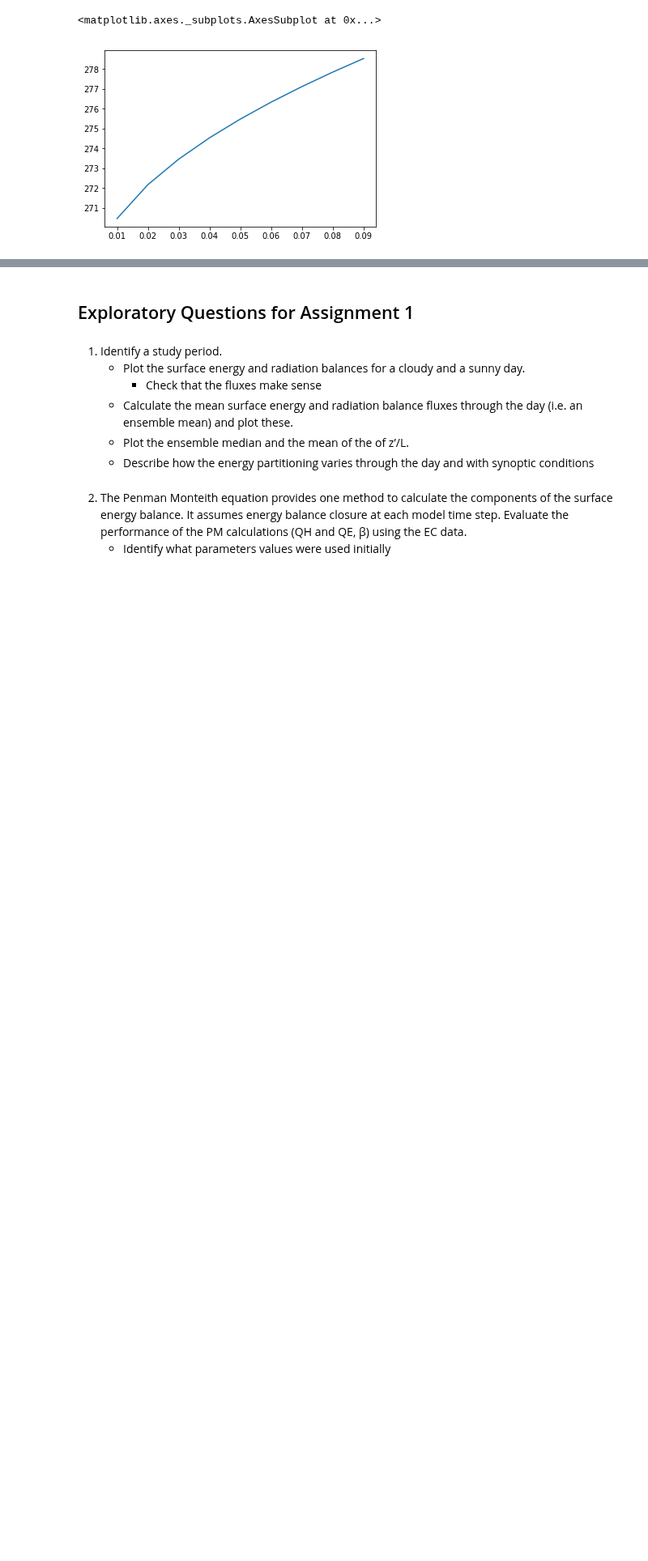
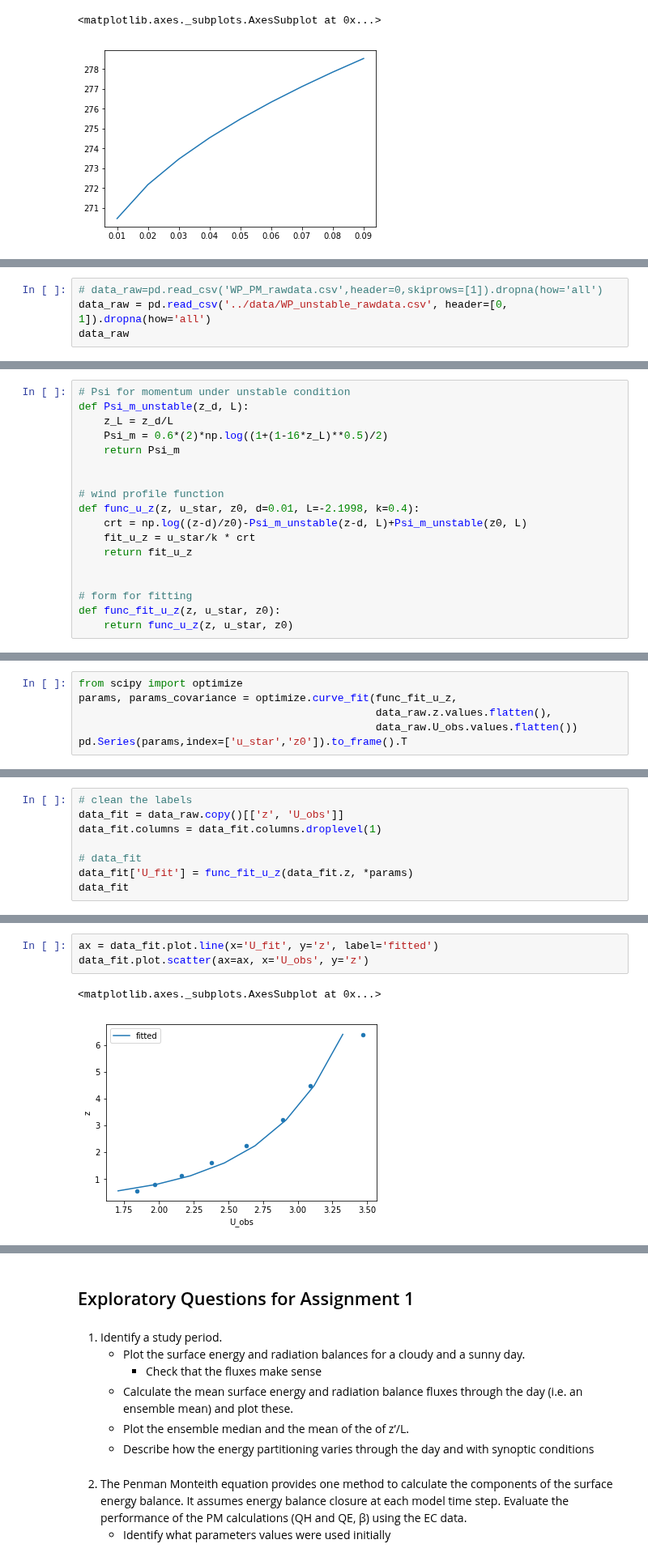
Before and after one commit to BLM-UoR/BLM, a Jupyter notebook: docs/tutorials/DataAnalysis_BLM.ipynb, the cells around one changed output, grey strips where cells are left out. Shown at 81% size. Drawn from its saved outputs; the diff is of its cells as text; blank space fills up the shorter version.

Commit message:
added the wind&temperature profile part

```diff
--- a/docs/tutorials/DataAnalysis_BLM.ipynb
+++ b/docs/tutorials/DataAnalysis_BLM.ipynb
@@ -242,0 +269,4 @@ df_QE_z0.max().plot()
+# %%
+# data_raw=pd.read_csv('WP_PM_rawdata.csv',header=0,skiprows=[1]).dropna(how='all')
+data_raw = pd.read_csv('../data/WP_unstable_rawdata.csv', header=[0, 1]).dropna(how='all')
+data_raw
@@ -242,0 +286,18 @@ df_QE_z0.max().plot()
+# %%
+# Psi for momentum under unstable condition
+def Psi_m_unstable(z_d, L):
+    z_L = z_d/L
+    Psi_m = 0.6*(2)*np.log((1+(1-16*z_L)**0.5)/2)
+    return Psi_m
+
+
+# wind profile function
+def func_u_z(z, u_star, z0, d=0.01, L=-2.1998, k=0.4):
+    crt = np.log((z-d)/z0)-Psi_m_unstable(z-d, L)+Psi_m_unstable(z0, L)
+    fit_u_z = u_star/k * crt
+    return fit_u_z
+
+
+# form for fitting
+def func_fit_u_z(z, u_star, z0):
+    return func_u_z(z, u_star, z0)
@@ -242,0 +306,6 @@ df_QE_z0.max().plot()
+# %%
+from scipy import optimize
+params, params_covariance = optimize.curve_fit(func_fit_u_z,
+                                               data_raw.z.values.flatten(),
+                                               data_raw.U_obs.values.flatten())
+pd.Series(params,index=['u_star','z0']).to_frame().T
@@ -242,0 +317,8 @@ df_QE_z0.max().plot()
+# %%
+# clean the labels
+data_fit = data_raw.copy()[['z', 'U_obs']]
+data_fit.columns = data_fit.columns.droplevel(1)
+
+# data_fit
+data_fit['U_fit'] = func_fit_u_z(data_fit.z, *params)
+data_fit
@@ -242,0 +335,6 @@ df_QE_z0.max().plot()
+# %%
+ax = data_fit.plot.line(x='U_fit', y='z', label='fitted')
+data_fit.plot.scatter(ax=ax, x='U_obs', y='z')
+# %% [output]
+<matplotlib.axes._subplots.AxesSubplot at 0x...>
+[figure, added]
```
Also changed, not shown: parts of 27 cells of this notebook, 2 other files.
